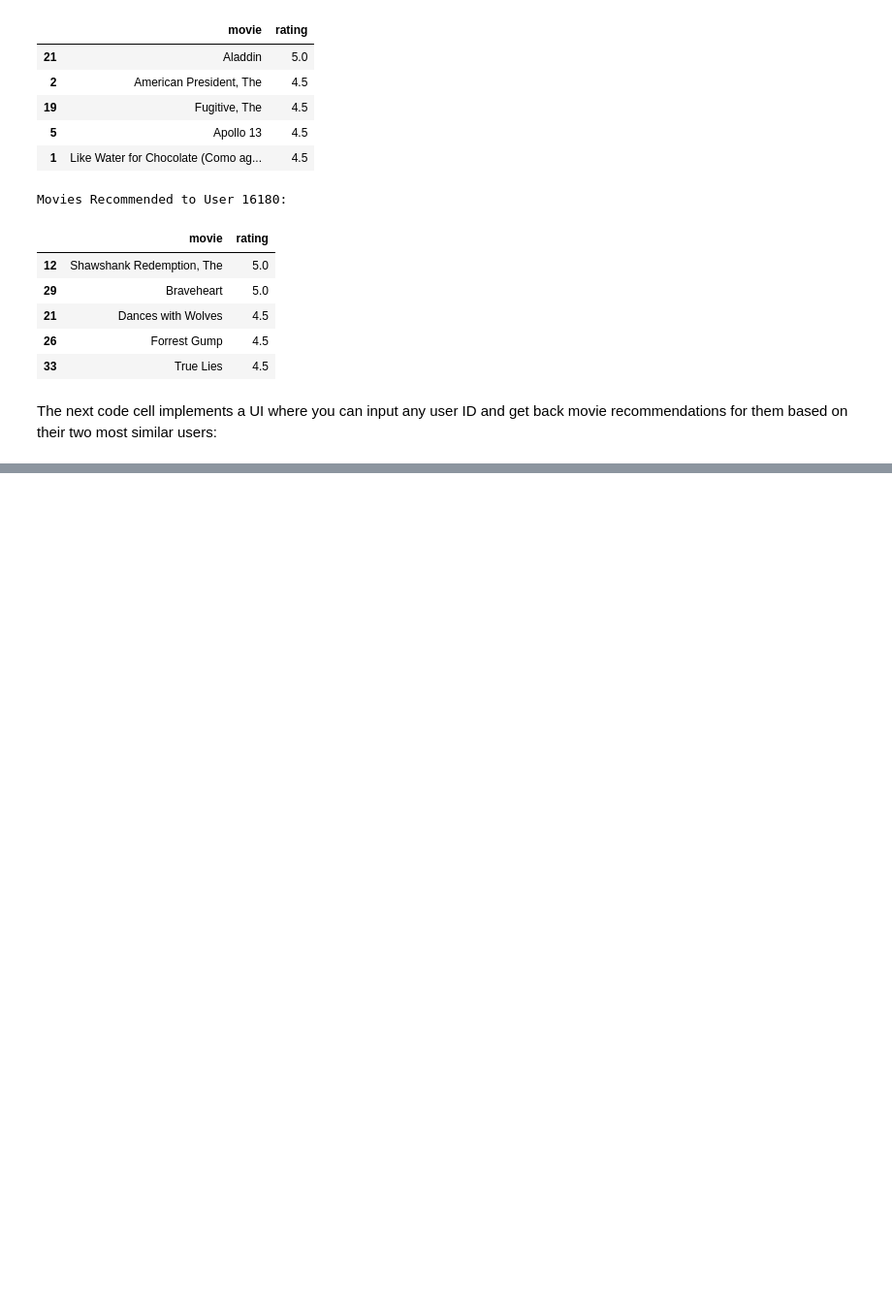
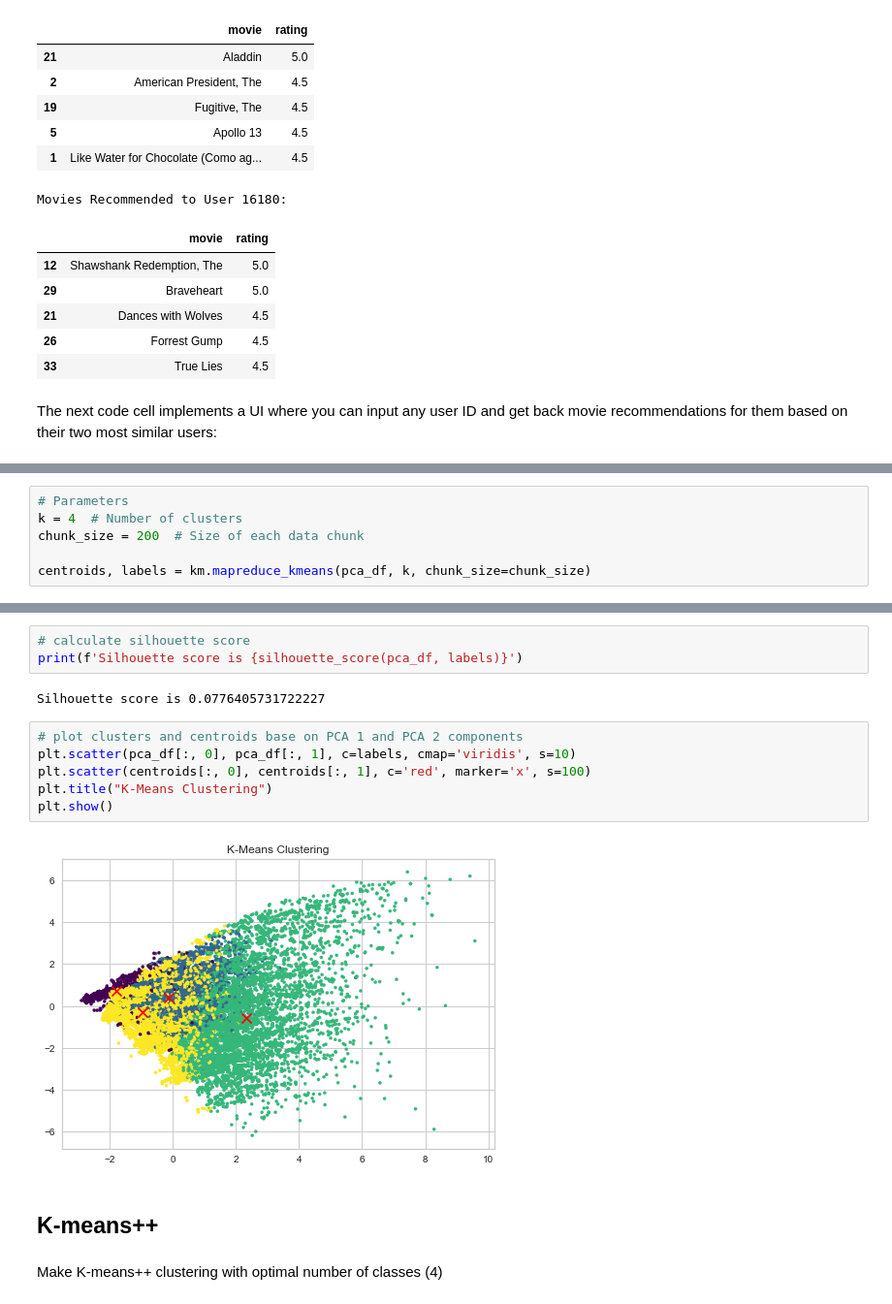
Before and after one commit to gmaurer08/ADM-HW4, a Jupyter notebook: main.ipynb, the cells around one changed output, grey strips where cells are left out. Shown at 97% size. Saved outputs shown, nothing was run; the diff lists cells and outputs as text; blank space fills up the shorter version.

Commit message:
Adding question 2 part in main.ipynb
Adding question 2 part in main.ipynb, also uploading k_means.py and k_means_plus_plus.py files that are essential for question 2 in main.ipynb file

```diff
--- a/main.ipynb
+++ b/main.ipynb
@@ -1242,0 +1867,6 @@ Text(value='', description='Search:', placeholder='Enter Query User...')
+# %%
+# Parameters
+k = 4  # Number of clusters
+chunk_size = 200  # Size of each data chunk
+
+centroids, labels = km.mapreduce_kmeans(pca_df, k, chunk_size=chunk_size)
@@ -1242,0 +1891,17 @@ Text(value='', description='Search:', placeholder='Enter Query User...')
+# %%
+# calculate silhouette score
+print(f'Silhouette score is {silhouette_score(pca_df, labels)}')
+# %% [output]
+Silhouette score is 0.0776405731722227
+# %%
+# plot clusters and centroids base on PCA 1 and PCA 2 components
+plt.scatter(pca_df[:, 0], pca_df[:, 1], c=labels, cmap='viridis', s=10)
+plt.scatter(centroids[:, 0], centroids[:, 1], c='red', marker='x', s=100)
+plt.title("K-Means Clustering")
+plt.show()
+# %% [output]
+[figure, added]
+# %% [markdown]
+## K-means++
+# %% [markdown]
+Make K-means++ clustering with optimal number of classes (4)
```
Also changed, not shown: parts of 107 cells of this notebook, 2 other files.
